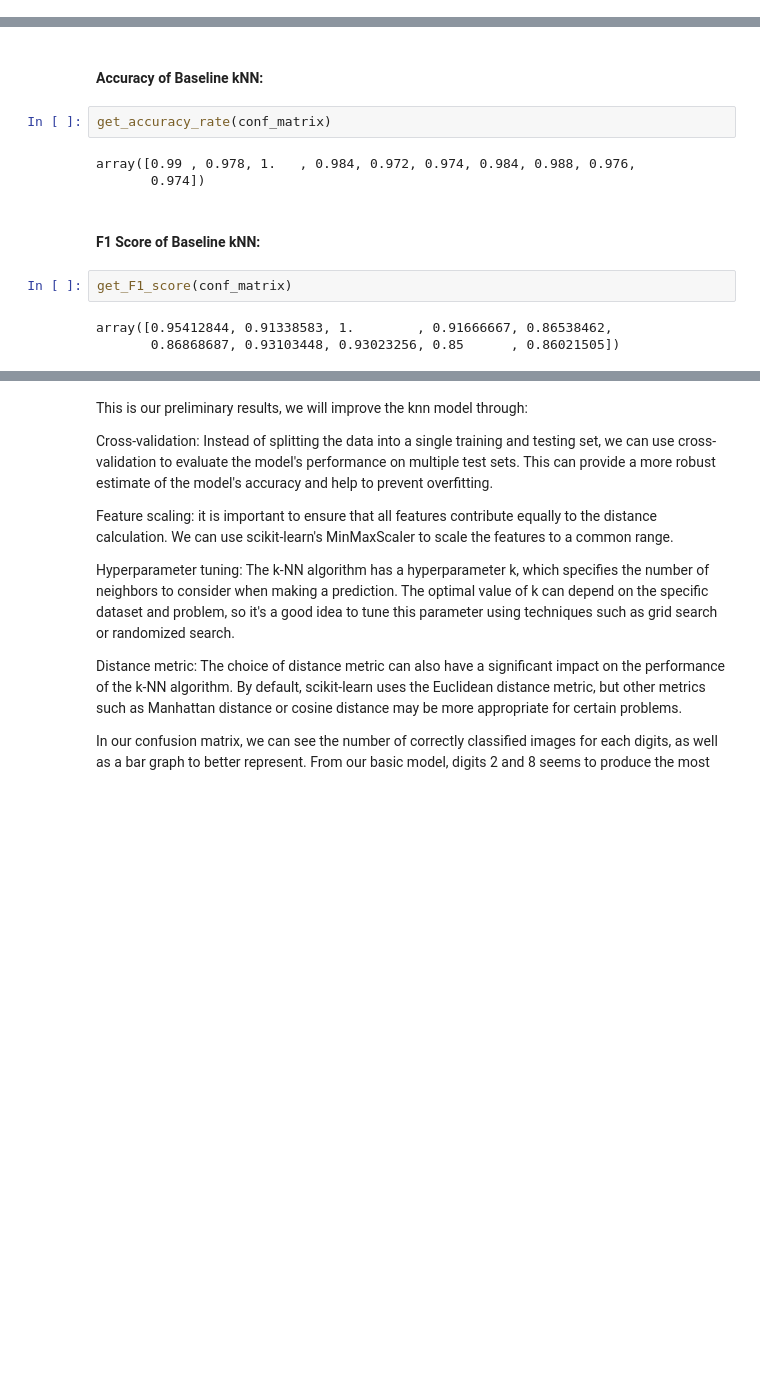
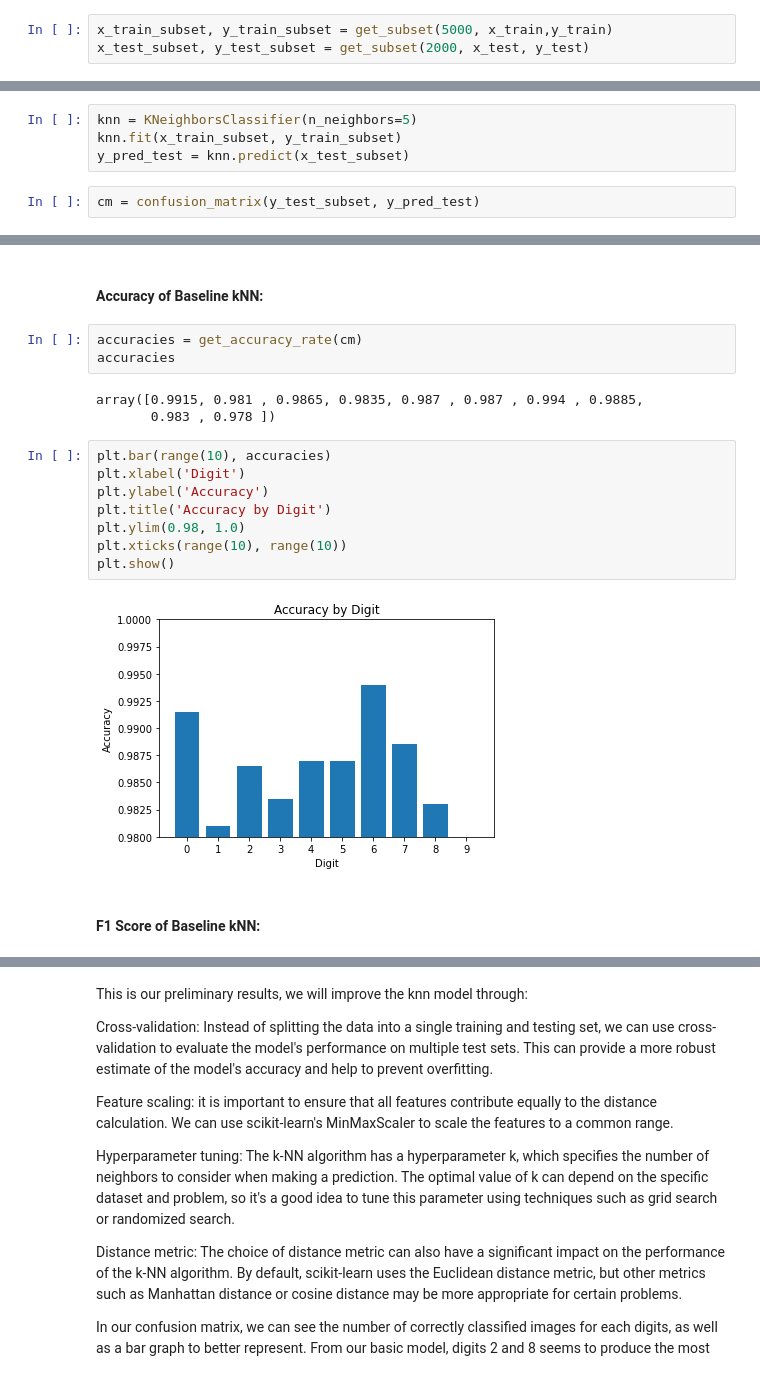
Before and after one commit to COGS118A/Group008-Wi23, a Jupyter notebook: CheckpointGroup008-Wi23.ipynb, the cells around one changed output, grey strips where cells are left out. Cells and saved outputs as stored; diff of their text form; blank space fills up the shorter version.

```diff
--- a/CheckpointGroup008-Wi23.ipynb
+++ b/CheckpointGroup008-Wi23.ipynb
@@ -136,3 +84,6 @@ y_test_subset = y_test[indices]
+# %%
+x_train_subset, y_train_subset = get_subset(5000, x_train,y_train)
+x_test_subset, y_test_subset = get_subset(2000, x_test, y_test)
 # %% [markdown]
 # Proposed Solution
 
@@ -241,0 +115,6 @@ Accuracy: 0.91
+# %%
+knn = KNeighborsClassifier(n_neighbors=5)
+knn.fit(x_train_subset, y_train_subset)
+y_pred_test = knn.predict(x_test_subset)
+# %%
+cm = confusion_matrix(y_test_subset, y_pred_test)
@@ -258,15 +149,21 @@ def get_F1_score(conf_matrix):
     return (2 * precision * recall) / (precision + recall)
 # %% [markdown]
 #### Accuracy of Baseline kNN:
-# %%
-get_accuracy_rate(conf_matrix)
-# %% [output]
-array([0.99 , 0.978, 1.   , 0.984, 0.972, 0.974, 0.984, 0.988, 0.976,
-       0.974])
+# %%
+accuracies = get_accuracy_rate(cm)
+accuracies
+# %% [output]
+array([0.9915, 0.981 , 0.9865, 0.9835, 0.987 , 0.987 , 0.994 , 0.9885,
+       0.983 , 0.978 ])
+# %%
+plt.bar(range(10), accuracies)
+plt.xlabel('Digit')
+plt.ylabel('Accuracy')
+plt.title('Accuracy by Digit')
+plt.ylim(0.98, 1.0)
+plt.xticks(range(10), range(10))
+plt.show()
+# %% [output]
+[figure, added]
 # %% [markdown]
 #### F1 Score of Baseline kNN:
-# %%
-get_F1_score(conf_matrix)
-# %% [output]
-array([0.95412844, 0.91338583, 1.        , 0.91666667, 0.86538462,
-       0.86868687, 0.93103448, 0.93023256, 0.85      , 0.86021505])
```
Also changed, not shown: parts of 52 cells of this notebook.
